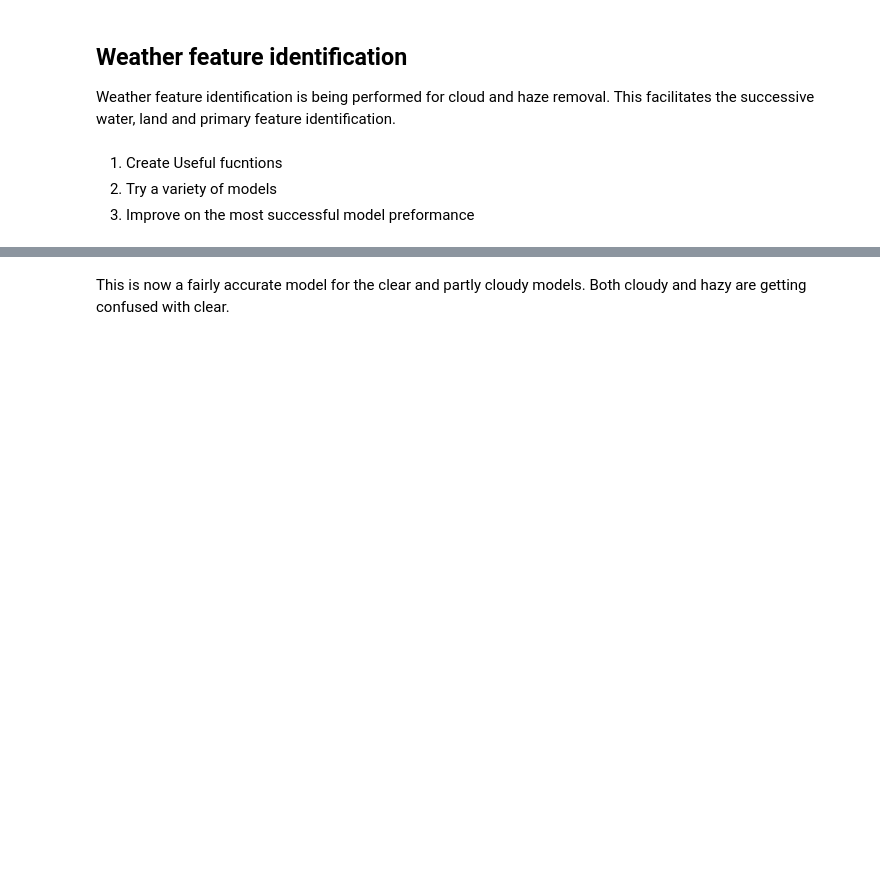
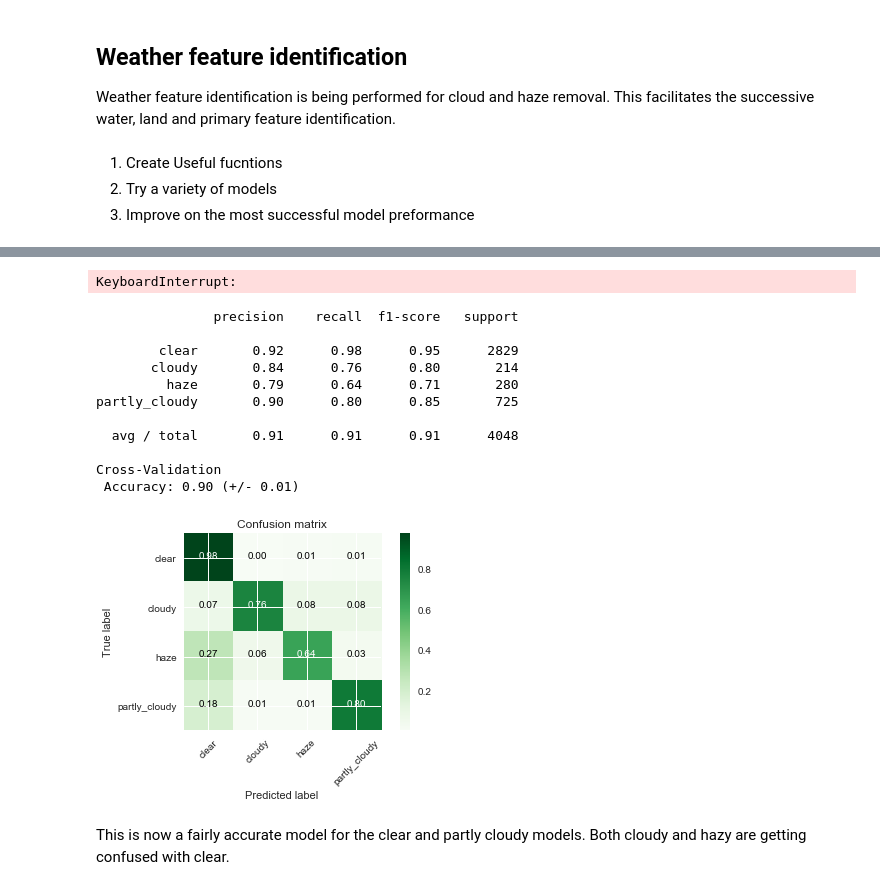
Before and after one commit to sairavuru/amazon_w207, a Jupyter notebook: w207_amazon_final_prediction.ipynb, the cells around one changed output, grey strips where cells are left out. Saved outputs shown, nothing was run; the diff lists cells and outputs as text; code cells hidden in the pictures; blank space fills up the shorter version.

```diff
--- a/w207_amazon_final_prediction.ipynb
+++ b/w207_amazon_final_prediction.ipynb
@@ -195,25 +216,40 @@ RF_pipeline = Pipeline([
 ])
 
 grid_forest = GridSearchCV(RF_pipeline, param_grid)
-grid_forest.fit(train_data_weather, train_label_weather)
+grid_forest.fit(train_data_weather, train_labels_weather)
 forest_preds = grid_forest.predict(test_data_weather)
+# %% [output]
+KeyboardInterrupt:
 # %%
 print("The best tree parameters are: " + str(grid_forest.best_params_))
 # %%
 # Set up the pipeline for random forest with the best parameters
-RF_model_best =RandomForestClassifier(n_estimators=200, min_samples_leaf=3,max_depth=10)
+RF_model_best =RandomForestClassifier(n_estimators=20, min_samples_leaf=5,max_depth=75)
 RF_pipeline_best = Pipeline([
     ('RandomForest', RF_model_best),
 ])
 
-RF_scores = cross_validation.cross_val_score(RF_pipeline_best,
+RF_scores = cross_val_score(RF_pipeline_best,
                                           train_data_weather,
-                                          train_label_weather,
+                                          train_labels_weather,
                                           cv=10,
                                           scoring='f1_micro')
 # %%
 # Check output for Random Forest
-model_output(RF_pipeline_best, RF_scores, train_data_weather, train_label_weather, test_data_weather, test_label_weather)
+single_model_output(RF_pipeline_best, RF_scores, train_data_weather, train_labels_weather, test_data_weather, test_labels_weather)
+# %% [output]
+               precision    recall  f1-score   support
+
+        clear       0.92      0.98      0.95      2829
+       cloudy       0.84      0.76      0.80       214
+         haze       0.79      0.64      0.71       280
+partly_cloudy       0.90      0.80      0.85       725
+
+  avg / total       0.91      0.91      0.91      4048
+
+Cross-Validation
+ Accuracy: 0.90 (+/- 0.01)
+[figure, added]
 # %% [markdown]
 This is now a fairly accurate model for the clear and partly cloudy models. Both cloudy and hazy are getting confused with clear.
 # %% [markdown]
```
Also changed, not shown: parts of 15 cells of this notebook.
